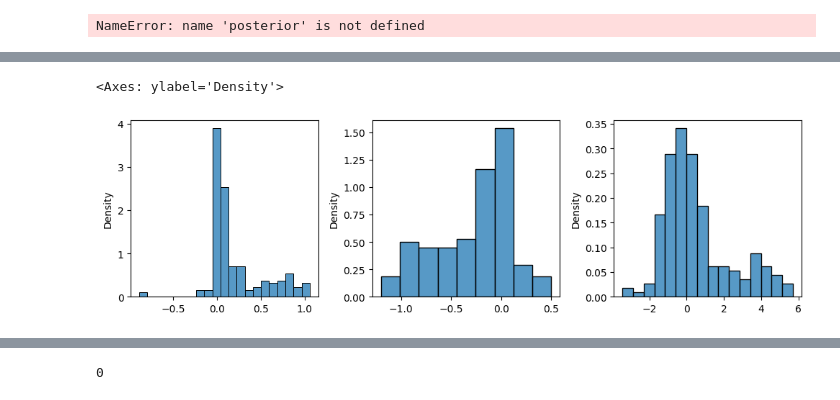
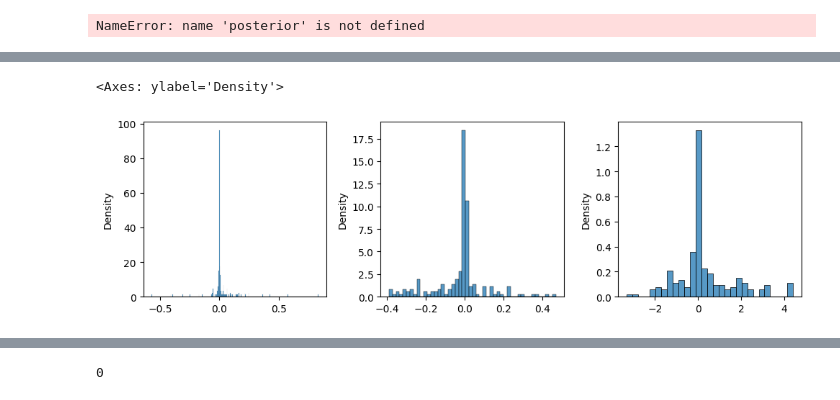
Before and after one commit to nadavbennun1/collective_posterior, a Jupyter notebook: WF/test collective.ipynb, the cells around one changed output, grey strips where cells are left out. Drawn from its saved outputs; the diff is of its cells as text; code cells hidden in the pictures.

```diff
--- a/WF/test collective.ipynb
+++ b/WF/test collective.ipynb
@@ -90,7 +90,7 @@ prior_min = np.log10(np.array([1e-2,1e-7,1e-8]))
 prior_max = np.log10(np.array([1,1e-2,1e-2]))
 prior = utils.BoxUniform(low=torch.tensor(prior_min),
                          high=torch.tensor(prior_max))
-posterior_chuong = pickle.load(open('posteriors/posterior_WF_100000_20.pkl', 'rb'))
+posterior_chuong = pickle.load(open('posteriors/posterior_WF_100000_100.pkl', 'rb'))
 epsilon = -150
 Xs = torch.tensor(X)
 op = CollectivePosterior(prior, posterior_chuong, Xs, 1, epsilon)
@@ -114,7 +116,7 @@ prior = utils.BoxUniform(low=torch.tensor(prior_min),
 epsilon = -150
 
 thetas = pd.read_csv('tests/test_thetas.csv').iloc[:200,1:]
-res_cp = []
+res_cp = torch.empty(len(thetas), len(thetas.iloc[0,:]))
 
 def eval_cp(theta):
     theta = torch.tensor(theta)
@@ -126,5 +128,6 @@ def eval_cp(theta):
     return r
 
 for i in range(len(thetas)):
-    res_cp.append(eval_cp(thetas.iloc[i,:]))
+    res_cp[i] = eval_cp(thetas.iloc[i,:])
     print(i)
+res_cp = torch.tensor(res_cp)
@@ -131,13 +152,12 @@ for i in range(len(thetas)):
 # %%
 from seaborn import histplot
 fig, ax = plt.subplots(1,3, figsize=(10,3), tight_layout = True)
-res_cp = np.array(res_cp)
 histplot(res_cp[:,0],ax=ax[0], stat='density')
 histplot(res_cp[:,1],ax=ax[1], stat='density')
 histplot(res_cp[:,2],ax=ax[2], stat='density')
 # %% [output]
 <Axes: ylabel='Density'>
-[figure, old version]
+[figure, new version]
 # %%
 sbi_posterior = pickle.load(open(f'posteriors/posterior_iid_WF_10000_20.pkl', 'rb'))
 res_iid = np.zeros_like(np.array(thetas))
```
Also changed, not shown: parts of 11 cells of this notebook, 2 other files.
